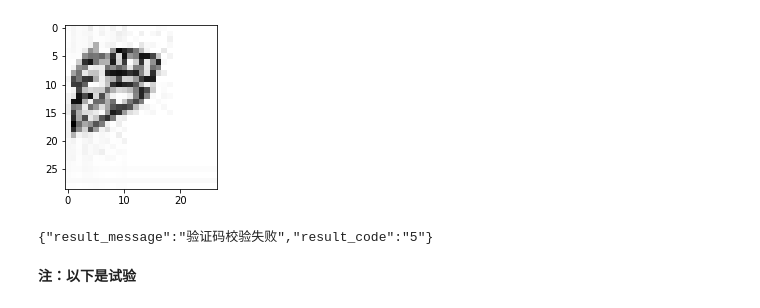
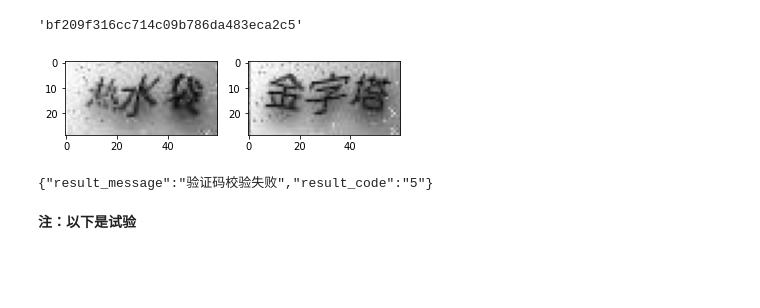
Before and after one commit to SpiritedAwayCN/Cracking-12306, a Jupyter notebook: Captcha-Interaction-Test.ipynb, the cells around one changed output. Saved outputs shown, nothing was run; the diff lists cells and outputs as text; code cells hidden in the pictures; blank space fills up the shorter version.

```diff
--- a/Captcha-Interaction-Test.ipynb
+++ b/Captcha-Interaction-Test.ipynb
@@ -39,15 +39,22 @@ plt.imshow(img[:, :, ::-1])
 # %%
 imgs = extract_text_img(img)
 if len(imgs) == 1:
     plt.subplot(1, 2, 1)
     plt.imshow(imgs[0], cmap='gray')
 else:
     plt.subplot(1, 2, 1)
     plt.imshow(imgs[0], cmap='gray')
     plt.subplot(1, 2, 2)
     plt.imshow(imgs[1], cmap='gray')
+
+import hashlib
+m = hashlib.md5()
+for val in imgs[0]:
+    m.update(val)
+m.hexdigest()
 # %% [output]
+'bf209f316cc714c09b786da483eca2c5'
-[figure, old version]
+[figure, new version]
 # %%
 paras = {
     "answer":'104,110,264,124',
```
Also changed, not shown: parts of 2 cells of this notebook, 14 other files.
